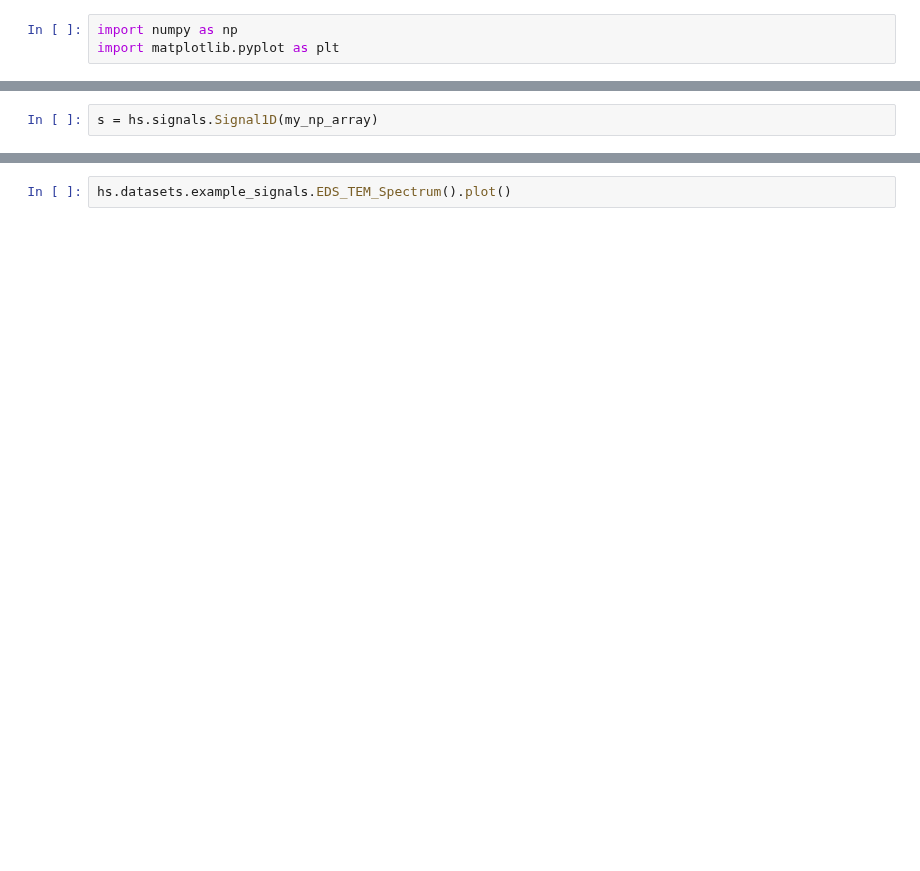
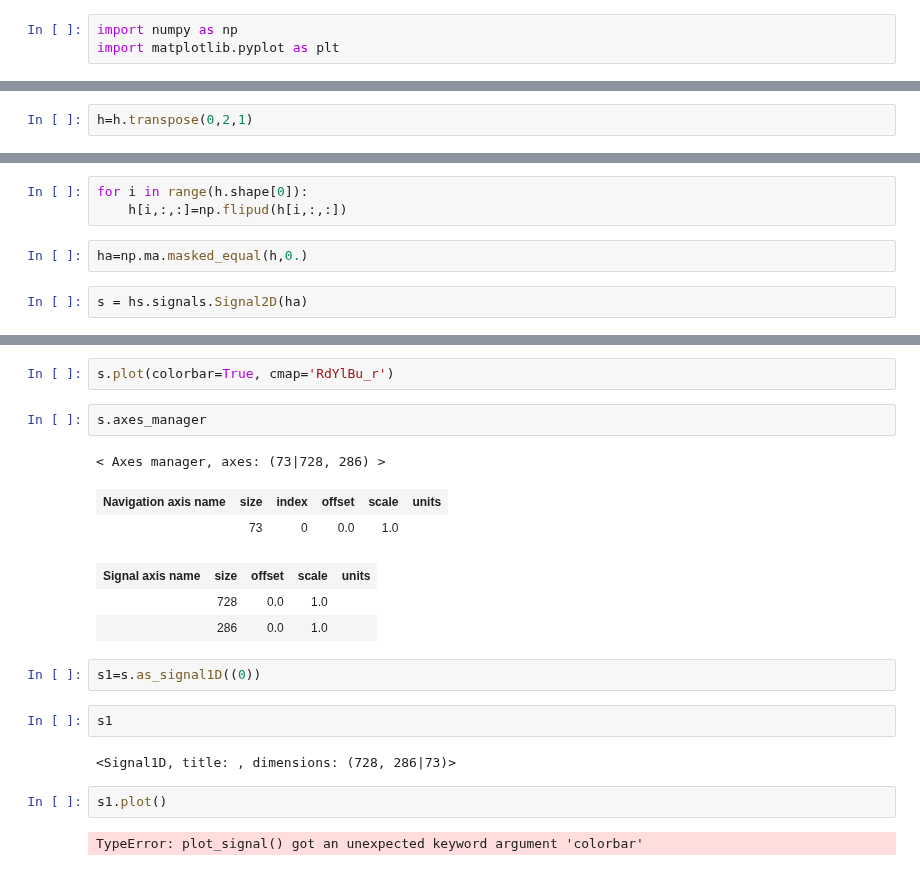
Before and after one commit to brey/pyPoseidon, a Jupyter notebook: Jupyter/DEV/Test HyperSpy.ipynb, the cells around one changed output, grey strips where cells are left out. Saved outputs shown, nothing was run; the diff lists cells and outputs as text; blank space fills up the shorter version.

```diff
--- a/Jupyter/DEV/Test HyperSpy.ipynb
+++ b/Jupyter/DEV/Test HyperSpy.ipynb
@@ -9,0 +20,2 @@ my_np_array = np.random.random((10,20,100))
+# %%
+h=h.transpose(0,2,1)
@@ -10,5 +24,10 @@ my_np_array = np.random.random((10,20,100))
+# %%
+for i in range(h.shape[0]):
+    h[i,:,:]=np.flipud(h[i,:,:])
+# %%
+ha=np.ma.masked_equal(h,0.)
 # %%
-s = hs.signals.Signal1D(my_np_array)
+s = hs.signals.Signal2D(ha)
 # %%
 s
 # %% [output]
@@ -16,2 +35,21 @@ s
-# %%
-hs.datasets.example_signals.EDS_TEM_Spectrum().plot()
+# %%
+s.plot(colorbar=True, cmap='RdYlBu_r')
+# %%
+s.axes_manager
+# %% [output]
+< Axes manager, axes: (73|728, 286) >
+| Navigation axis name | size | index | offset | scale | units |
+|  | 73 | 0 | 0.0 | 1.0 |  |
+| Signal axis name | size | offset | scale | units |
+|  | 728 | 0.0 | 1.0 |  |
+|  | 286 | 0.0 | 1.0 |  |
+# %%
+s1=s.as_signal1D((0))
+# %%
+s1
+# %% [output]
+<Signal1D, title: , dimensions: (728, 286|73)>
+# %%
+s1.plot()
+# %% [output]
+TypeError: plot_signal() got an unexpected keyword argument 'colorbar'
```
Also changed, not shown: parts of 8 cells of this notebook, 23 other files.
